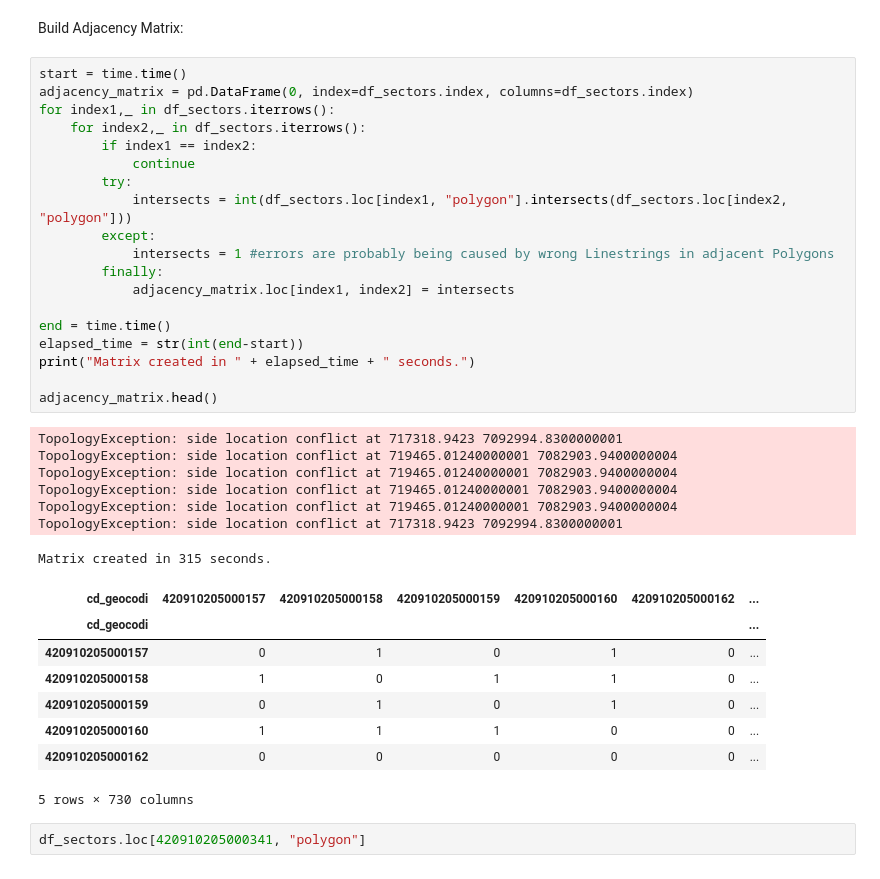
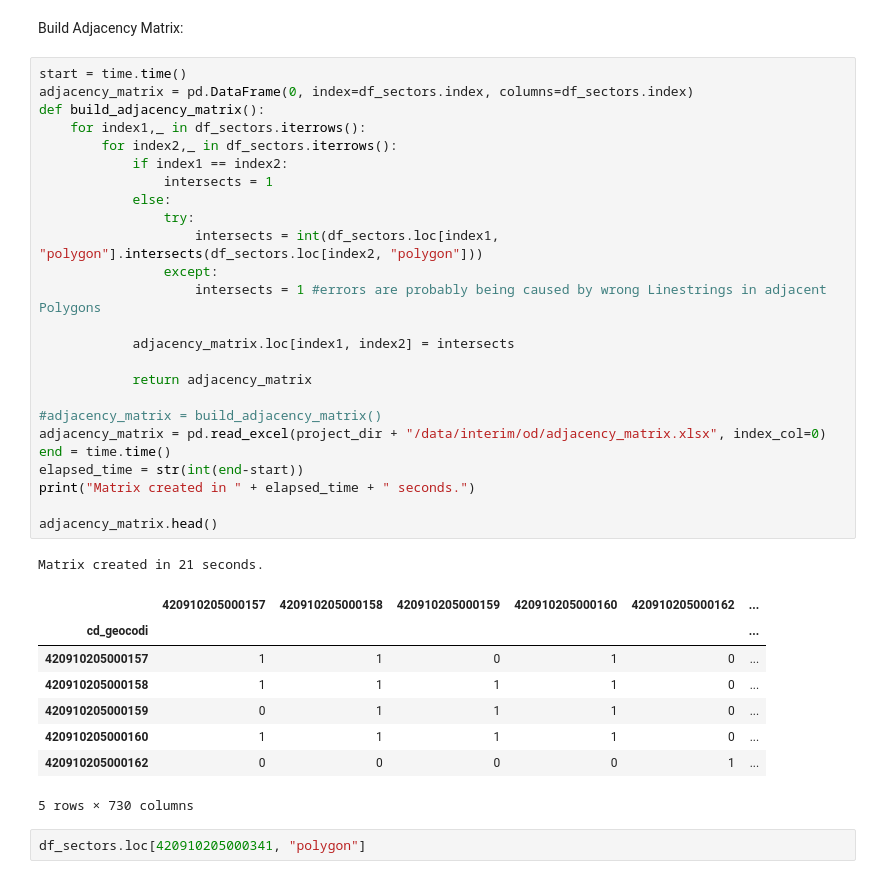
Before and after one commit to pmj-sepud/Joinville-Smart-Mobility, a Jupyter notebook: notebooks/reports/201803-GabrielBogo-Optimization_CensusSectorsAllocation.ipynb, the cells around one changed output. Drawn from its saved outputs; the diff is of its cells as text.

Commit message:
check point CensusSectorsAllocation

```diff
--- a/notebooks/reports/201803-GabrielBogo-Optimization_CensusSectorsAllocation.ipynb
+++ b/notebooks/reports/201803-GabrielBogo-Optimization_CensusSectorsAllocation.ipynb
@@ -125,38 +125,38 @@ Build Adjacency Matrix:
 # %%
 start = time.time()
 adjacency_matrix = pd.DataFrame(0, index=df_sectors.index, columns=df_sectors.index)
-for index1,_ in df_sectors.iterrows():
-    for index2,_ in df_sectors.iterrows():
-        if index1 == index2:
-            continue
-        try:
-            intersects = int(df_sectors.loc[index1, "polygon"].intersects(df_sectors.loc[index2, "polygon"]))
-        except:
-            intersects = 1 #errors are probably being caused by wrong Linestrings in adjacent Polygons
-        finally:
+def build_adjacency_matrix():
+    for index1,_ in df_sectors.iterrows():
+        for index2,_ in df_sectors.iterrows():
+            if index1 == index2:
+                intersects = 1
+            else:
+                try:
+                    intersects = int(df_sectors.loc[index1, "polygon"].intersects(df_sectors.loc[index2, "polygon"]))
+                except:
+                    intersects = 1 #errors are probably being caused by wrong Linestrings in adjacent Polygons
+
             adjacency_matrix.loc[index1, index2] = intersects
 
+            return adjacency_matrix
+
+#adjacency_matrix = build_adjacency_matrix()
+adjacency_matrix = pd.read_excel(project_dir + "/data/interim/od/adjacency_matrix.xlsx", index_col=0)
 end = time.time()
 elapsed_time = str(int(end-start))
 print("Matrix created in " + elapsed_time + " seconds.")
 
 adjacency_matrix.head()
 # %% [output]
-TopologyException: side location conflict at 717318.9423 7092994.8300000001
-TopologyException: side location conflict at 719465.01240000001 7082903.9400000004
-TopologyException: side location conflict at 719465.01240000001 7082903.9400000004
-TopologyException: side location conflict at 719465.01240000001 7082903.9400000004
-TopologyException: side location conflict at 719465.01240000001 7082903.9400000004
-TopologyException: side location conflict at 717318.9423 7092994.8300000001
+Matrix created in 21 seconds.
+|  | 420910205000157 | 420910205000158 | 420910205000159 | 420910205000160 | 420910205000162 | ... |
+| cd_geocodi |  |  |  |  |  | ... |
+| 420910205000157 | 1 | 1 | 0 | 1 | 0 | ... |
+| 420910205000158 | 1 | 1 | 1 | 1 | 0 | ... |
+| 420910205000159 | 0 | 1 | 1 | 1 | 0 | ... |
+| 420910205000160 | 1 | 1 | 1 | 1 | 0 | ... |
+| 420910205000162 | 0 | 0 | 0 | 0 | 1 | ... |
-Matrix created in 315 seconds.
+5 rows × 730 columns
-| cd_geocodi | 420910205000157 | 420910205000158 | 420910205000159 | 420910205000160 | 420910205000162 | ... |
-| cd_geocodi |  |  |  |  |  | ... |
-| 420910205000157 | 0 | 1 | 0 | 1 | 0 | ... |
-| 420910205000158 | 1 | 0 | 1 | 1 | 0 | ... |
-| 420910205000159 | 0 | 1 | 0 | 1 | 0 | ... |
-| 420910205000160 | 1 | 1 | 1 | 0 | 0 | ... |
-| 420910205000162 | 0 | 0 | 0 | 0 | 0 | ... |
-5 rows × 730 columns
 # %%
 df_sectors.loc[420910205000341, "polygon"]
 # %% [output]
```
Also changed, not shown: parts of 2 cells of this notebook, 2 other files.
